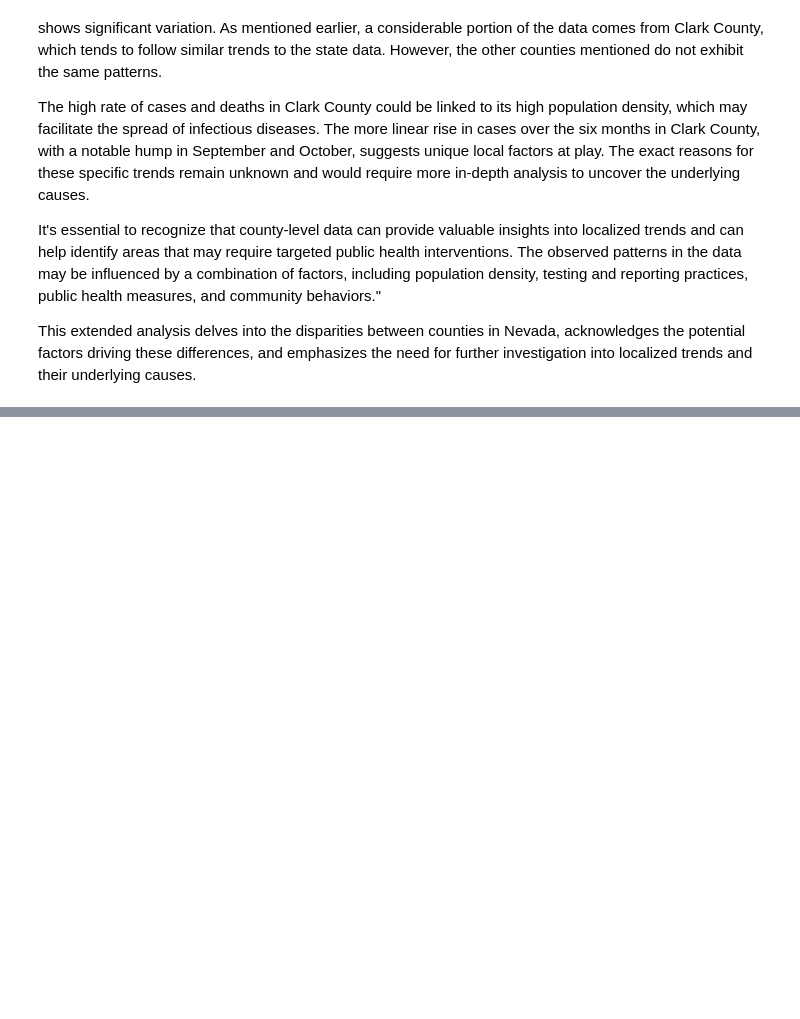
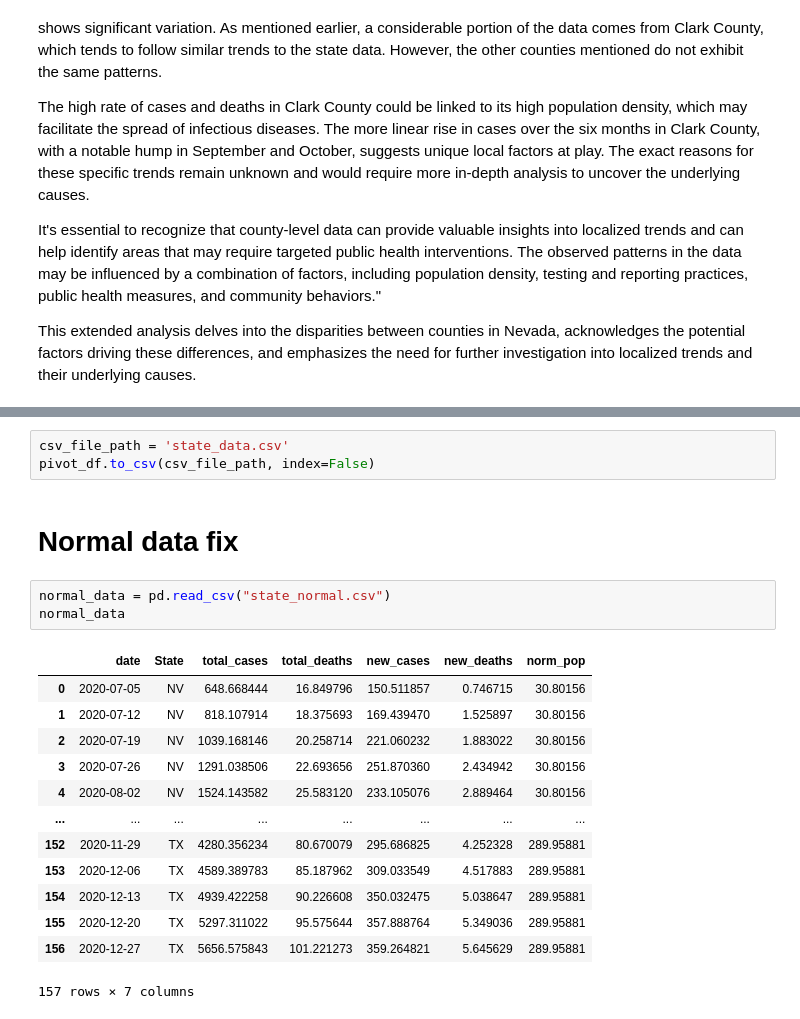
Before and after one commit to DarkNeo777/Data-science-, a Jupyter notebook: data science 410/project/part 2/Emanuel Project II.ipynb, the cells around one changed output, grey strips where cells are left out. Drawn from its saved outputs; the diff is of its cells as text; blank space fills up the shorter version.

```diff
--- a/data science 410/project/part 2/Emanuel Project II.ipynb
+++ b/data science 410/project/part 2/Emanuel Project II.ipynb
@@ -512,0 +649,22 @@ This extended analysis delves into the disparities between counties in Nevada, a
+# %%
+csv_file_path = 'state_data.csv'
+pivot_df.to_csv(csv_file_path, index=False)
+# %% [markdown]
+# Normal data fix
+# %%
+normal_data = pd.read_csv("state_normal.csv")
+normal_data
+# %% [output]
+|  | date | State | total_cases | total_deaths | new_cases | new_deaths | norm_pop |
+| 0 | 2020-07-05 | NV | 648.668444 | 16.849796 | 150.511857 | 0.746715 | 30.80156 |
+| 1 | 2020-07-12 | NV | 818.107914 | 18.375693 | 169.439470 | 1.525897 | 30.80156 |
+| 2 | 2020-07-19 | NV | 1039.168146 | 20.258714 | 221.060232 | 1.883022 | 30.80156 |
+| 3 | 2020-07-26 | NV | 1291.038506 | 22.693656 | 251.870360 | 2.434942 | 30.80156 |
+| 4 | 2020-08-02 | NV | 1524.143582 | 25.583120 | 233.105076 | 2.889464 | 30.80156 |
+| ... | ... | ... | ... | ... | ... | ... | ... |
+| 152 | 2020-11-29 | TX | 4280.356234 | 80.670079 | 295.686825 | 4.252328 | 289.95881 |
+| 153 | 2020-12-06 | TX | 4589.389783 | 85.187962 | 309.033549 | 4.517883 | 289.95881 |
+| 154 | 2020-12-13 | TX | 4939.422258 | 90.226608 | 350.032475 | 5.038647 | 289.95881 |
+| 155 | 2020-12-20 | TX | 5297.311022 | 95.575644 | 357.888764 | 5.349036 | 289.95881 |
+| 156 | 2020-12-27 | TX | 5656.575843 | 101.221273 | 359.264821 | 5.645629 | 289.95881 |
+157 rows × 7 columns
```
Also changed, not shown: parts of 17 cells of this notebook, 12 other files.
